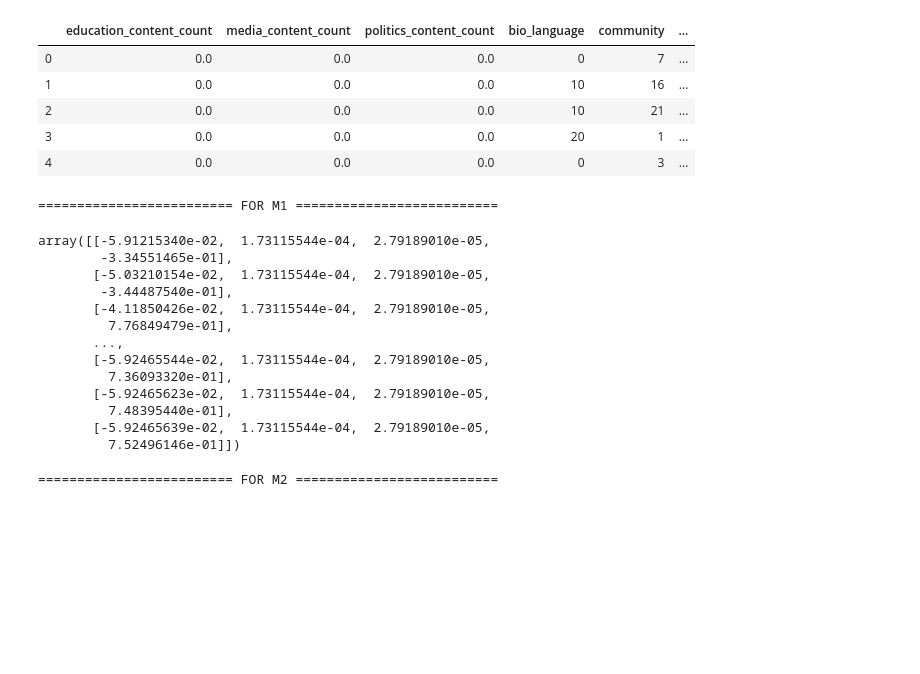
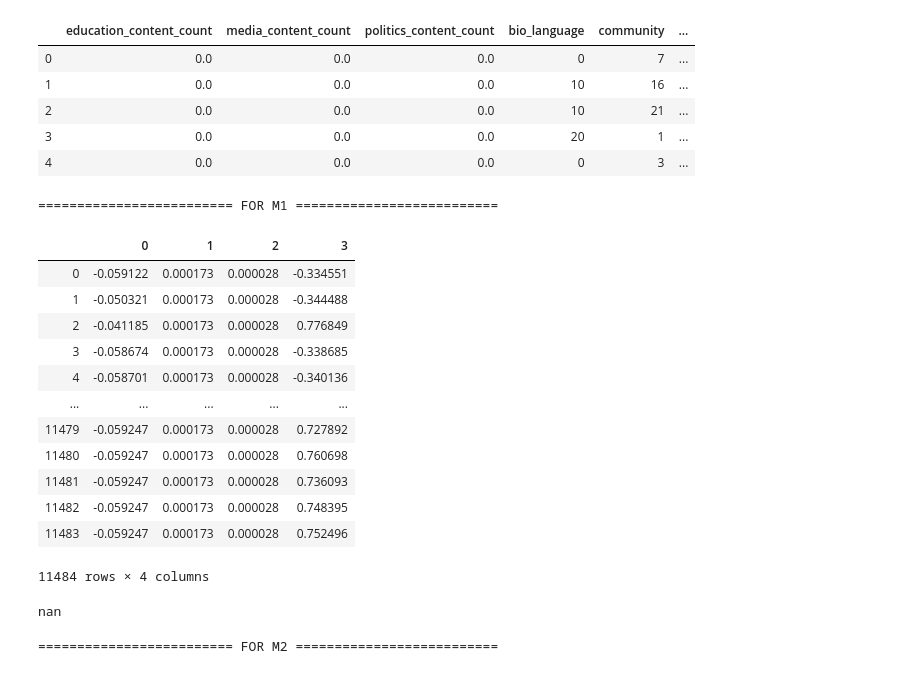
Before and after one commit to keerti-1997/Computing_cultural_capital, a Jupyter notebook: Computing_cultural_capital.ipynb, the cells around one changed output. Saved outputs shown, nothing was run; the diff lists cells and outputs as text; code cells hidden in the pictures; blank space fills up the shorter version.

```diff
--- a/Computing_cultural_capital.ipynb
+++ b/Computing_cultural_capital.ipynb
@@ -757,29 +757,33 @@ M1_f.head()
 # %%
 from factor_analyzer import (ConfirmatoryFactorAnalyzer, ModelSpecificationParser)
 
 print("========================= FOR M1 ==========================")
 model_dict_M1 = {"Comm_content":["education_content_count","media_content_count","politics_content_count","neutral","positive","mention_count"], \
                  "Status":["community","macro_micro"],"Response":["followers_count","retweet_count"], \
                  "Identity":["bio_language","is_art","is_education","is_feminist","is_media","is_politics","is_sports"]}
 model_spec_M1 = ModelSpecificationParser.parse_model_specification_from_dict(M1_f, model_dict_M1)
 cfa_M1 = ConfirmatoryFactorAnalyzer(model_spec_M1,disp=False)
 cfa_M1.fit(M1_f.values)
-cfa_M1.transform(M1_f.values)
+pd.DataFrame(cfa_M1.transform(M1_f.values))
 # %% [output]
 ========================= FOR M1 ==========================
+|  | 0 | 1 | 2 | 3 |
+| 0 | -0.059122 | 0.000173 | 0.000028 | -0.334551 |
+| 1 | -0.050321 | 0.000173 | 0.000028 | -0.344488 |
+| 2 | -0.041185 | 0.000173 | 0.000028 | 0.776849 |
+| 3 | -0.058674 | 0.000173 | 0.000028 | -0.338685 |
+| 4 | -0.058701 | 0.000173 | 0.000028 | -0.340136 |
+| ... | ... | ... | ... | ... |
+| 11479 | -0.059247 | 0.000173 | 0.000028 | 0.727892 |
+| 11480 | -0.059247 | 0.000173 | 0.000028 | 0.760698 |
+| 11481 | -0.059247 | 0.000173 | 0.000028 | 0.736093 |
+| 11482 | -0.059247 | 0.000173 | 0.000028 | 0.748395 |
+| 11483 | -0.059247 | 0.000173 | 0.000028 | 0.752496 |
-array([[-5.91215340e-02,  1.73115544e-04,  2.79189010e-05,
-        -3.34551465e-01],
-       [-5.03210154e-02,  1.73115544e-04,  2.79189010e-05,
-        -3.44487540e-01],
-       [-4.11850426e-02,  1.73115544e-04,  2.79189010e-05,
-         7.76849479e-01],
-       ...,
-       [-5.92465544e-02,  1.73115544e-04,  2.79189010e-05,
-         7.36093320e-01],
-       [-5.92465623e-02,  1.73115544e-04,  2.79189010e-05,
-         7.48395440e-01],
-       [-5.92465639e-02,  1.73115544e-04,  2.79189010e-05,
-         7.52496146e-01]])
+11484 rows × 4 columns
+# %%
+cfa_M1.log_likelihood_
+# %% [output]
+nan
 # %%
 print("========================= FOR M2 ==========================")
 model_dict_M2 = {"Comm_content":["education_content_count","media_content_count","politics_content_count","neutral","positive","retweet_count"], \
```
Also changed, not shown: parts of 3 cells of this notebook.
